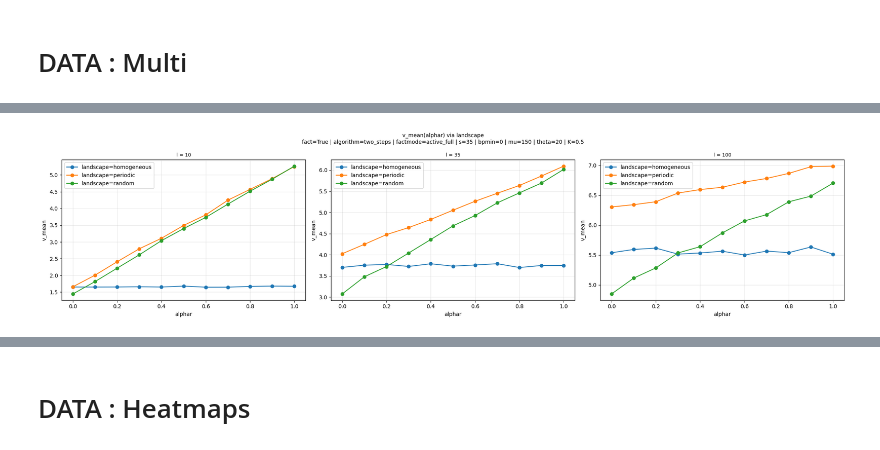
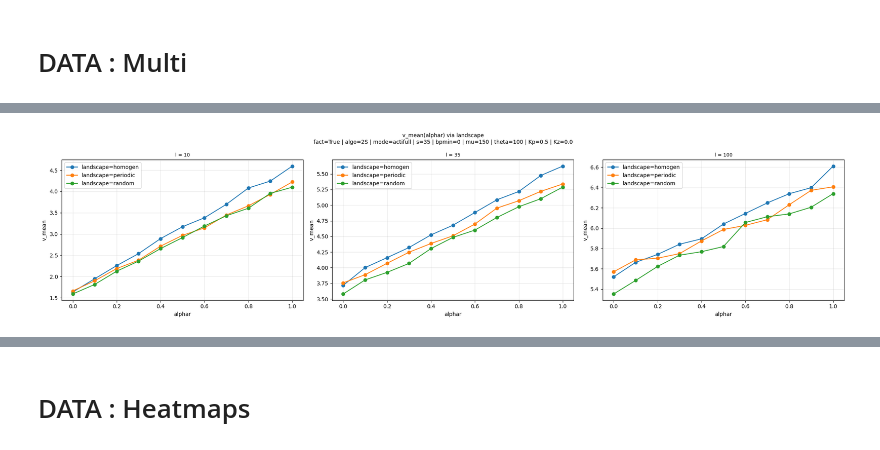
Before and after one commit to npelletbossot/Workspace, a Jupyter notebook: notebooks/work/fact.ipynb, the cells around one changed output, grey strips where cells are left out. Drawn from its saved outputs; the diff is of its cells as text; code cells hidden in the pictures.

```diff
--- a/notebooks/work/fact.ipynb
+++ b/notebooks/work/fact.ipynb
@@ -202,7 +230,7 @@ theta = 100
 
 params_fixed = {
     "fact"      : True,
-    "algorithm" : "two_steps",
+    "algo"      : "2S",
     "s"         : s,
     "l"         : l,
     "bpmin"     : bpmin,
@@ -213,7 +241,7 @@ params_fixed = {
 # Parameters Non Fixed
 alphars = params_sim["alphar"]
 modes   = params_sim["mode"]
-lands   = params_sim["lands"]
+lands   = params_sim["landscape"]
 
 def filter_df(df: pl.DataFrame, params: dict) -> pl.DataFrame:
     """Filtre df sur les clés/valeurs de params, en ignorant les valeurs None."""
@@ -344,38 +372,39 @@ x     = "alphar"
 y     = "v_mean"
 param = "landscape"
 vary  = "l"
 
 ls = sorted(df_all[vary].unique().to_list())
 fig, axes = plt.subplots(ncols=len(ls), nrows=1, figsize=(7*len(ls), 5))
 
 fixed_base = {
     "fact"      : True,
-    "algorithm" : "two_steps",
-    "factmode"  : "active_full",
+    "algo"      : "2S",
+    "mode"      : "actifull",
     "s"         : 35,
     "bpmin"     : 0,
     "mu"        : 150,
-    "theta"     : 20,
-    "K"         : 0.50,
+    "theta"     : 100,
+    "Kp"        : 0.50,
+    "Kz"        : 0.00      # Meaning no contribution from the fact to beeing dynamic
 }
 
 for ax, l_val in zip(axes, ls):
     plot_fact_data(
         df    = df_all,
         x     = x,
         y     = y,
         param = param,
         fixed = {**fixed_base, "l": l_val},
         ax    = ax,
         title = f"l = {l_val}",
     )
 
 suptitle_str = " | ".join(f"{k}={v}" for k, v in fixed_base.items())
 plt.suptitle(f"{y}({x}) via {param}\n{suptitle_str}", fontsize=10)
 plt.tight_layout()
 plt.show()
 # %% [output]
-[figure, old version]
+[figure, new version]
 # %%
 from itertools import product
 
```
Also changed, not shown: parts of 21 cells of this notebook, 1 other file.
